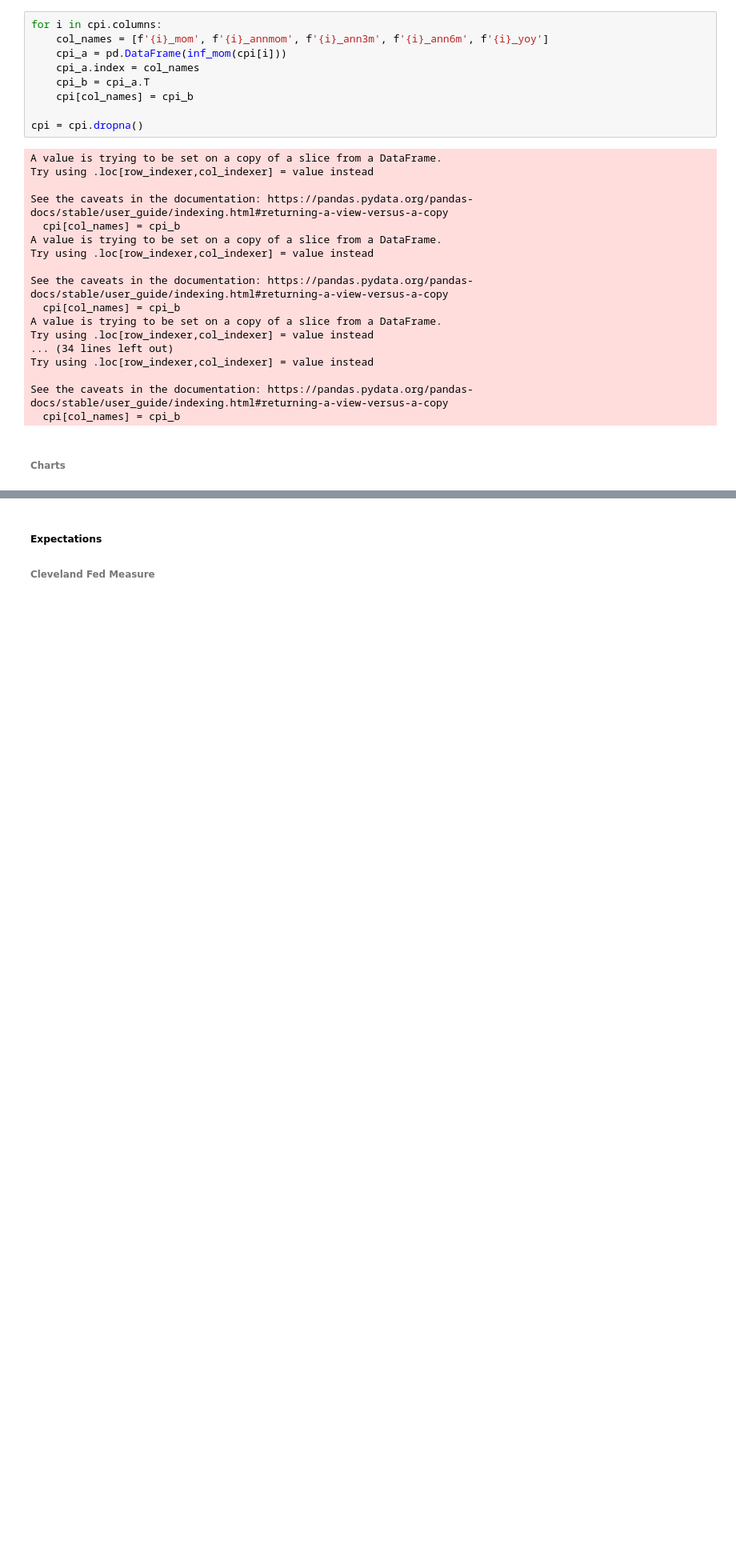
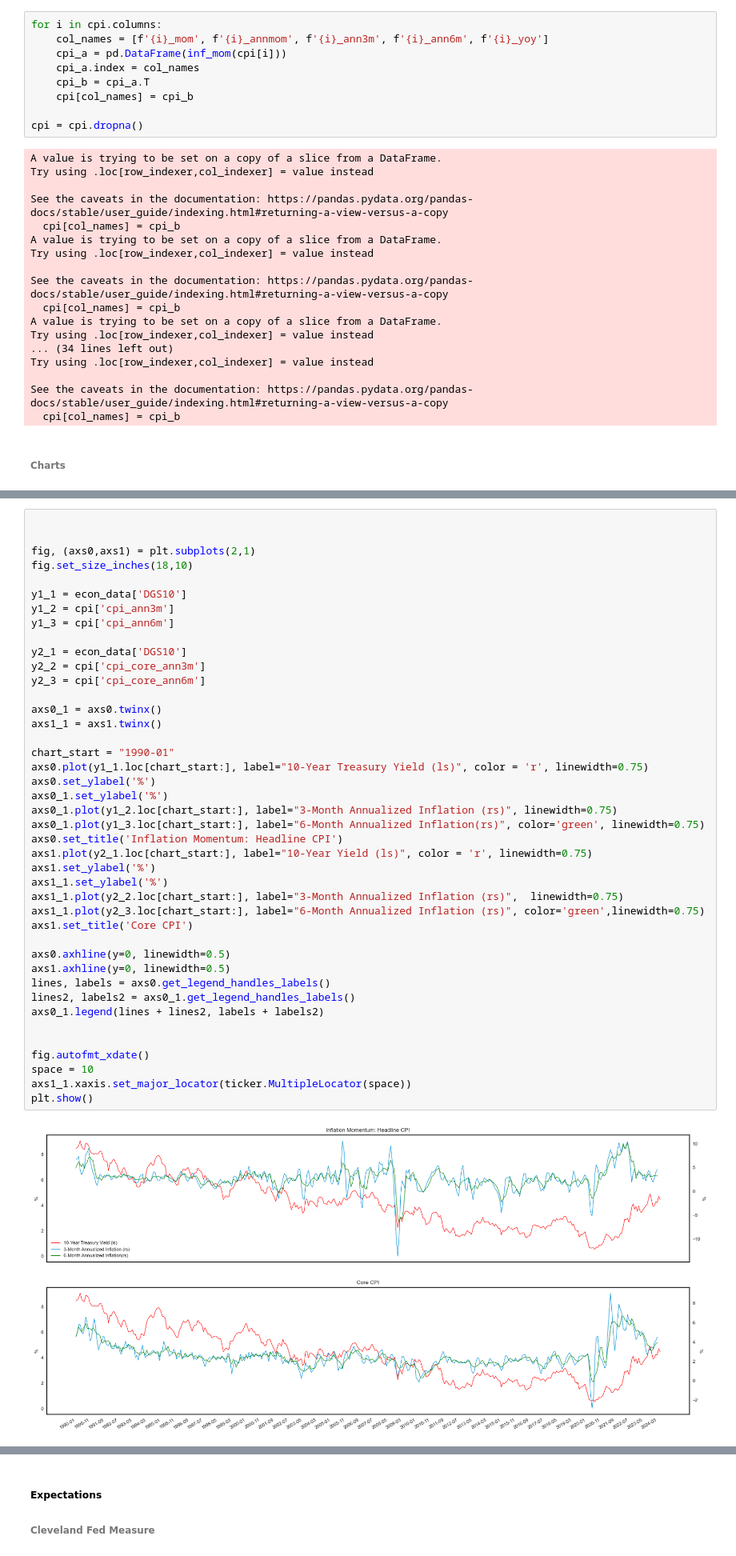
Before and after one commit to PatrickHLewis/Macro-Dashboard, a Jupyter notebook: Macro_Dashboard/Macro_Drivers/Inflation/Inflation.ipynb, the cells around one changed output, grey strips where cells are left out. Shown at 80% size. Cells and saved outputs as stored; diff of their text form; blank space fills up the shorter version.

```diff
--- a/Macro_Dashboard/Macro_Drivers/Inflation/Inflation.ipynb
+++ b/Macro_Dashboard/Macro_Drivers/Inflation/Inflation.ipynb
@@ -125,0 +159,44 @@ plt.show()
+# %%
+
+
+fig, (axs0,axs1) = plt.subplots(2,1)
+fig.set_size_inches(18,10)
+
+y1_1 = econ_data['DGS10']
+y1_2 = cpi['cpi_ann3m']
+y1_3 = cpi['cpi_ann6m']
+
+y2_1 = econ_data['DGS10']
+y2_2 = cpi['cpi_core_ann3m']
+y2_3 = cpi['cpi_core_ann6m']
+
+axs0_1 = axs0.twinx()
+axs1_1 = axs1.twinx()
+
+chart_start = "1990-01"
+axs0.plot(y1_1.loc[chart_start:], label="10-Year Treasury Yield (ls)", color = 'r', linewidth=0.75)
+axs0.set_ylabel('%')
+axs0_1.set_ylabel('%')
+axs0_1.plot(y1_2.loc[chart_start:], label="3-Month Annualized Inflation (rs)", linewidth=0.75)
+axs0_1.plot(y1_3.loc[chart_start:], label="6-Month Annualized Inflation(rs)", color='green', linewidth=0.75)
+axs0.set_title('Inflation Momentum: Headline CPI')
+axs1.plot(y2_1.loc[chart_start:], label="10-Year Yield (ls)", color = 'r', linewidth=0.75)
+axs1.set_ylabel('%')
+axs1_1.set_ylabel('%')
+axs1_1.plot(y2_2.loc[chart_start:], label="3-Month Annualized Inflation (rs)",  linewidth=0.75)
+axs1_1.plot(y2_3.loc[chart_start:], label="6-Month Annualized Inflation (rs)", color='green',linewidth=0.75)
+axs1.set_title('Core CPI')
+
+axs0.axhline(y=0, linewidth=0.5)
+axs1.axhline(y=0, linewidth=0.5)
+lines, labels = axs0.get_legend_handles_labels()
+lines2, labels2 = axs0_1.get_legend_handles_labels()
+axs0_1.legend(lines + lines2, labels + labels2)
+
+
+fig.autofmt_xdate()
+space = 10
+axs1_1.xaxis.set_major_locator(ticker.MultipleLocator(space))
+plt.show()
+# %% [output]
+[figure, added]
```
Also changed, not shown: parts of 29 cells of this notebook, 6 other files.
